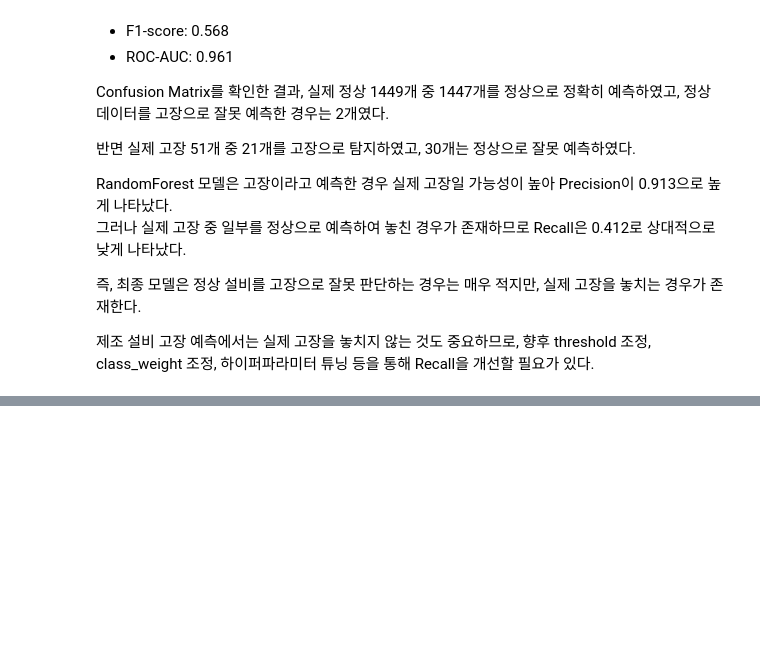
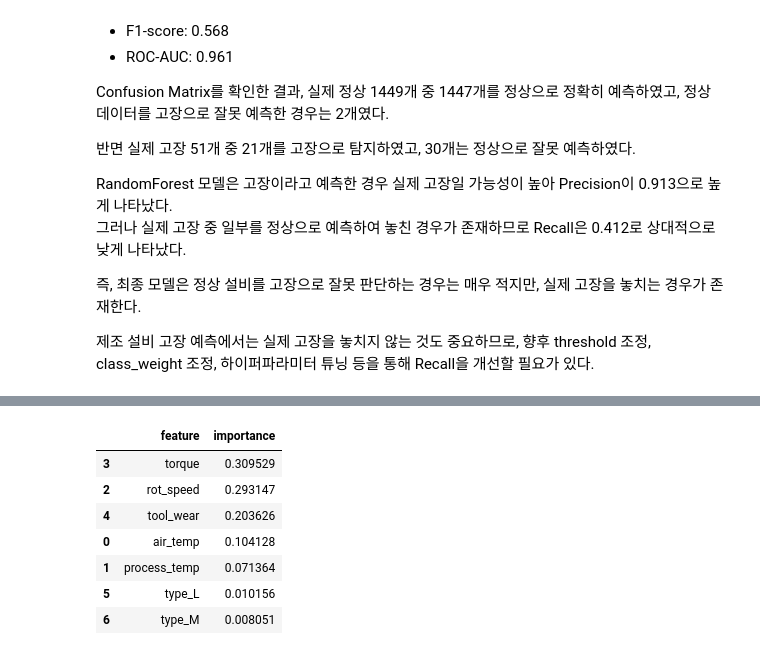
Before and after one commit to mjbaa/manufacturing_macine_learning_project, a Jupyter notebook: notebooks/quality_prediction_model.ipynb, the cells around one changed output, grey strips where cells are left out. Cells and saved outputs as stored; diff of their text form; code cells hidden in the pictures; blank space fills up the shorter version.

```diff
--- a/notebooks/quality_prediction_model.ipynb
+++ b/notebooks/quality_prediction_model.ipynb
@@ -886,0 +896,21 @@ RandomForest 모델은 고장이라고 예측한 경우 실제 고장일 가능
+# %%
+feature_importance = pd.DataFrame({
+    "feature": X_train.columns,
+    "importance": best_model.feature_importances_
+})
+
+feature_importance = feature_importance.sort_values(
+    by="importance",
+    ascending=False
+)
+
+feature_importance
+# %% [output]
+|  | feature | importance |
+| 3 | torque | 0.309529 |
+| 2 | rot_speed | 0.293147 |
+| 4 | tool_wear | 0.203626 |
+| 0 | air_temp | 0.104128 |
+| 1 | process_temp | 0.071364 |
+| 5 | type_L | 0.010156 |
+| 6 | type_M | 0.008051 |
```
Also changed, not shown: parts of 3 cells of this notebook, 1 other file.
